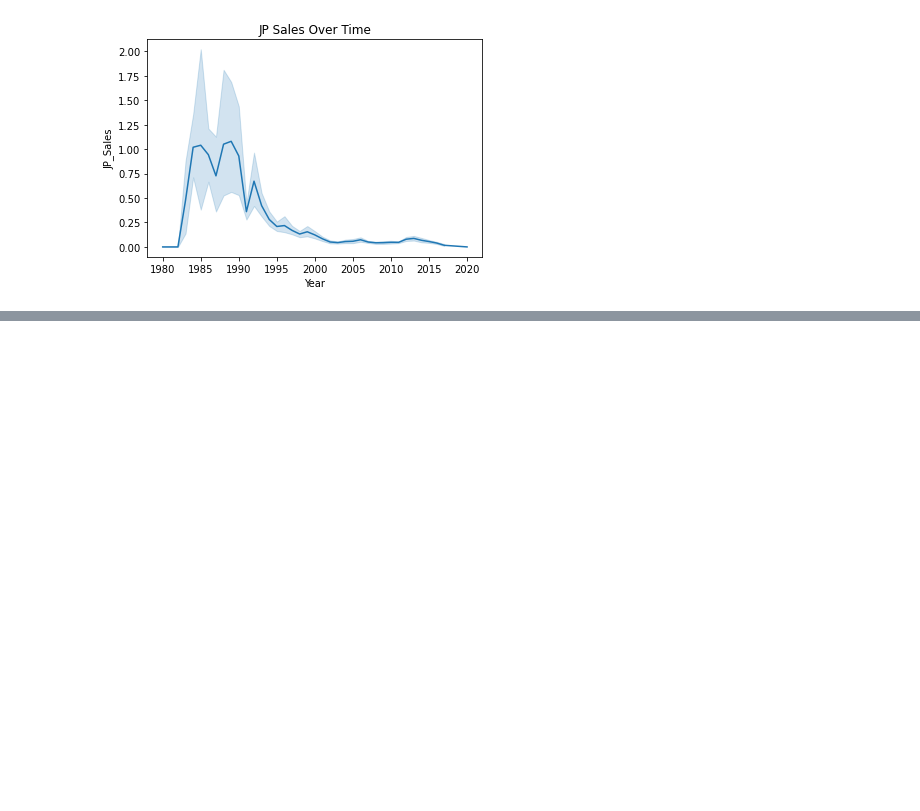
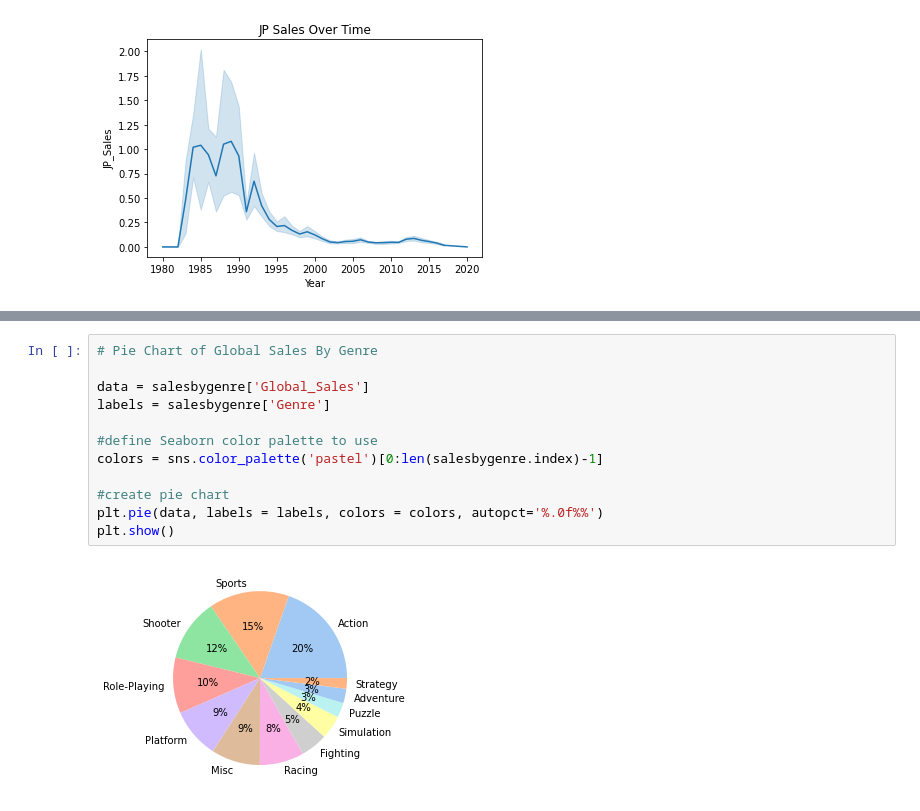
Before and after one commit to paulaked/data25-visualisations, a Jupyter notebook: Video Game Sales.ipynb, the cells around one changed output, grey strips where cells are left out. Cells and saved outputs as stored; diff of their text form; blank space fills up the shorter version.

```diff
--- a/Video Game Sales.ipynb
+++ b/Video Game Sales.ipynb
@@ -135,0 +141,14 @@ salesbygenre
+# %%
+# Pie Chart of Global Sales By Genre
+
+data = salesbygenre['Global_Sales']
+labels = salesbygenre['Genre']
+
+#define Seaborn color palette to use
+colors = sns.color_palette('pastel')[0:len(salesbygenre.index)-1]
+
+#create pie chart
+plt.pie(data, labels = labels, colors = colors, autopct='%.0f%%')
+plt.show()
+# %% [output]
+[figure, added]
```
Also changed, not shown: parts of 15 cells of this notebook.
